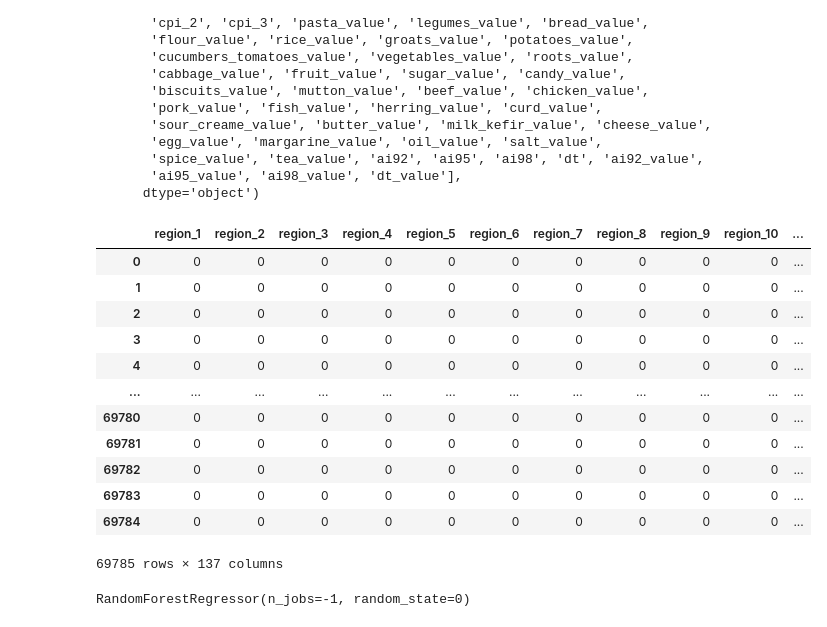
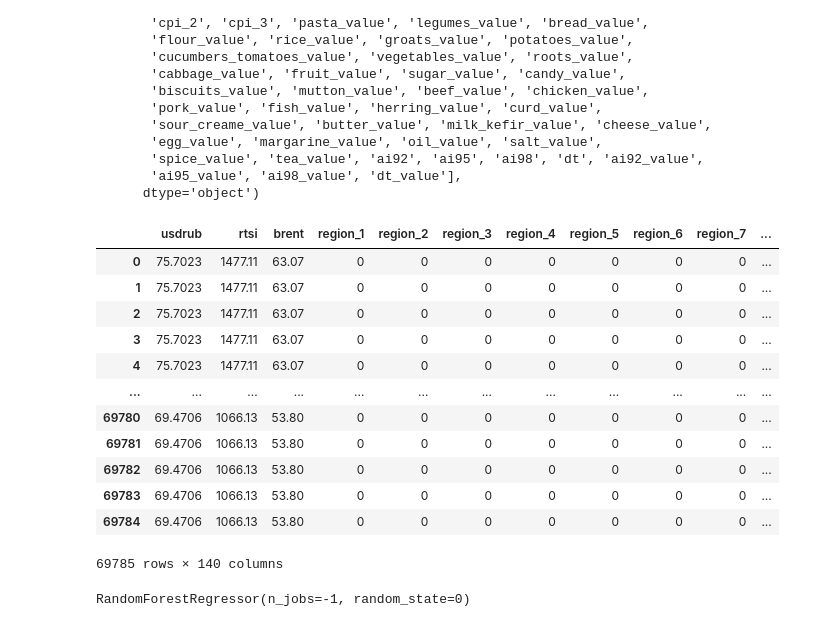
Before and after one commit to grigoriizharkov/All-Cups, a Jupyter notebook: task1/Average prices.ipynb, the cells around one changed output. Drawn from its saved outputs; the diff is of its cells as text; code cells hidden in the pictures.

```diff
--- a/task1/Average prices.ipynb
+++ b/task1/Average prices.ipynb
@@ -253,0 +452,7 @@ test
+# %%
+petroleum_date = set(petroleum_df.Date)
+diff_dates_petroleum = data_date - petroleum_date
+# %%
+petroleum = fill_missing_values(petroleum_df, 53.80, diff_dates_petroleum)
+brent = pd.Series(petroleum, name='brent')
+brent
@@ -253,0 +472,3 @@ test
+# %%
+brent_train = brent[:'2021-03-31 00:00:00'].sort_index(ascending=False)
+brent_test = brent['2021-04-01 00:00:00':].sort_index(ascending=False)
@@ -253,0 +497,8 @@ test
+# %%
+train['usdrub'] = 0.0
+train['rtsi'] = 0.0
+train['brent'] = 0.0
+for i in range(train.shape[0]):
+    train.at[i, 'usdrub'] = usd_train[i // 85]
+    train.at[i, 'rtsi'] = rtsi_train[i // 85]
+    train.at[i, 'brent'] = brent_train[i // 85]
@@ -274,24 +533,24 @@ Index(['pasta', 'legumes', 'bread', 'flour', 'rice', 'groats', 'potatoes',
        'ai95_value', 'ai98_value', 'dt_value'],
       dtype='object')
 # %%
-features = ['region', 'year', 'month', 'day', 'day_of_week']
+features = ['region', 'year', 'month', 'day', 'day_of_week', 'usdrub', 'rtsi', 'brent']
 
-X = pd.get_dummies(train[features], columns=features)
+X = pd.get_dummies(train[features], columns=['region', 'year', 'month', 'day', 'day_of_week'])
 X
 # %% [output]
-|  | region_1 | region_2 | region_3 | region_4 | region_5 | region_6 | region_7 | region_8 | region_9 | region_10 | ... |
-| 0 | 0 | 0 | 0 | 0 | 0 | 0 | 0 | 0 | 0 | 0 | ... |
-| 1 | 0 | 0 | 0 | 0 | 0 | 0 | 0 | 0 | 0 | 0 | ... |
-| 2 | 0 | 0 | 0 | 0 | 0 | 0 | 0 | 0 | 0 | 0 | ... |
-| 3 | 0 | 0 | 0 | 0 | 0 | 0 | 0 | 0 | 0 | 0 | ... |
-| 4 | 0 | 0 | 0 | 0 | 0 | 0 | 0 | 0 | 0 | 0 | ... |
+|  | usdrub | rtsi | brent | region_1 | region_2 | region_3 | region_4 | region_5 | region_6 | region_7 | ... |
+| 0 | 75.7023 | 1477.11 | 63.07 | 0 | 0 | 0 | 0 | 0 | 0 | 0 | ... |
+| 1 | 75.7023 | 1477.11 | 63.07 | 0 | 0 | 0 | 0 | 0 | 0 | 0 | ... |
+| 2 | 75.7023 | 1477.11 | 63.07 | 0 | 0 | 0 | 0 | 0 | 0 | 0 | ... |
+| 3 | 75.7023 | 1477.11 | 63.07 | 0 | 0 | 0 | 0 | 0 | 0 | 0 | ... |
+| 4 | 75.7023 | 1477.11 | 63.07 | 0 | 0 | 0 | 0 | 0 | 0 | 0 | ... |
 | ... | ... | ... | ... | ... | ... | ... | ... | ... | ... | ... | ... |
-| 69780 | 0 | 0 | 0 | 0 | 0 | 0 | 0 | 0 | 0 | 0 | ... |
-| 69781 | 0 | 0 | 0 | 0 | 0 | 0 | 0 | 0 | 0 | 0 | ... |
-| 69782 | 0 | 0 | 0 | 0 | 0 | 0 | 0 | 0 | 0 | 0 | ... |
-| 69783 | 0 | 0 | 0 | 0 | 0 | 0 | 0 | 0 | 0 | 0 | ... |
-| 69784 | 0 | 0 | 0 | 0 | 0 | 0 | 0 | 0 | 0 | 0 | ... |
+| 69780 | 69.4706 | 1066.13 | 53.80 | 0 | 0 | 0 | 0 | 0 | 0 | 0 | ... |
+| 69781 | 69.4706 | 1066.13 | 53.80 | 0 | 0 | 0 | 0 | 0 | 0 | 0 | ... |
+| 69782 | 69.4706 | 1066.13 | 53.80 | 0 | 0 | 0 | 0 | 0 | 0 | 0 | ... |
+| 69783 | 69.4706 | 1066.13 | 53.80 | 0 | 0 | 0 | 0 | 0 | 0 | 0 | ... |
+| 69784 | 69.4706 | 1066.13 | 53.80 | 0 | 0 | 0 | 0 | 0 | 0 | 0 | ... |
-69785 rows × 137 columns
+69785 rows × 140 columns
 # %%
 from sklearn.ensemble import RandomForestRegressor
 from sklearn.model_selection import train_test_split
```
Also changed, not shown: parts of 53 cells of this notebook, 1 other file.
